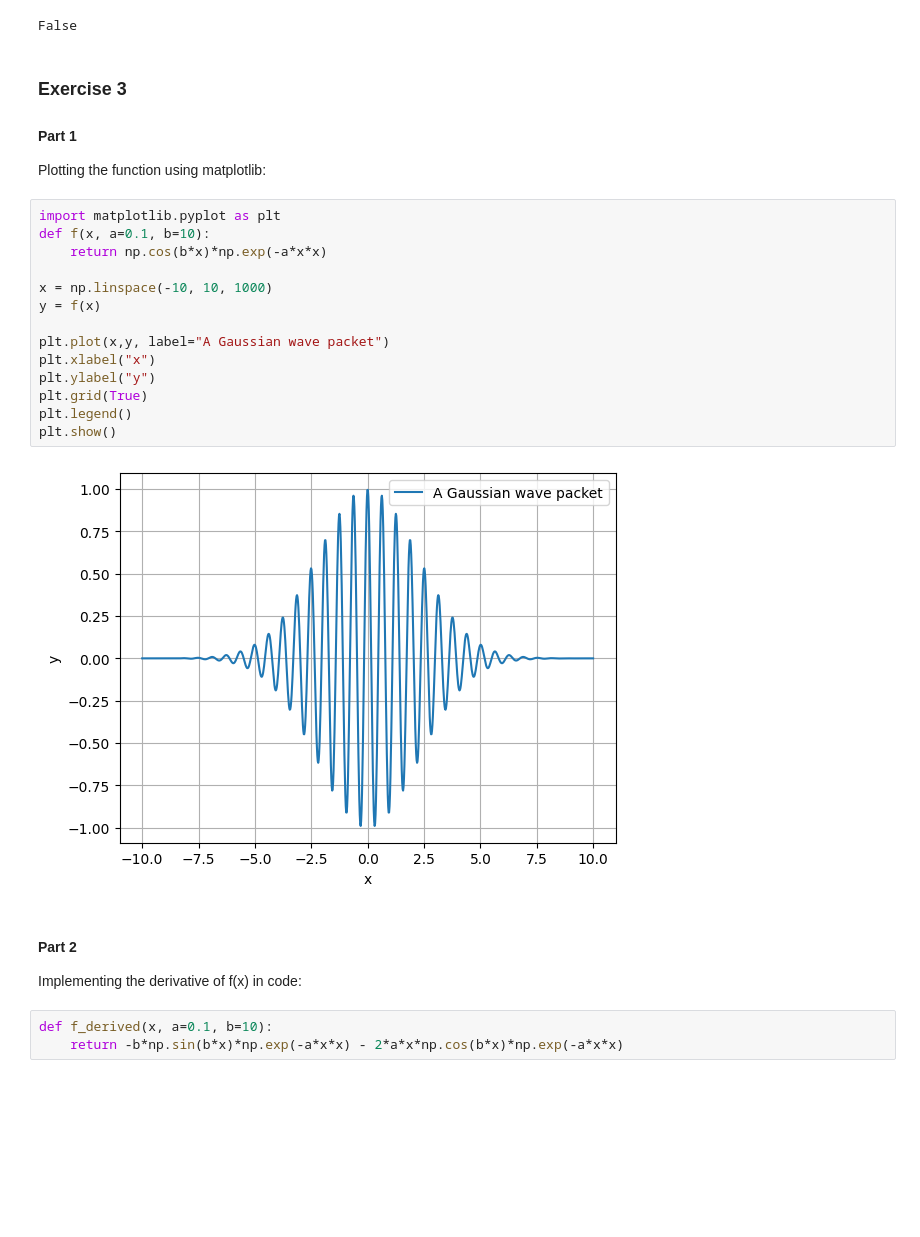
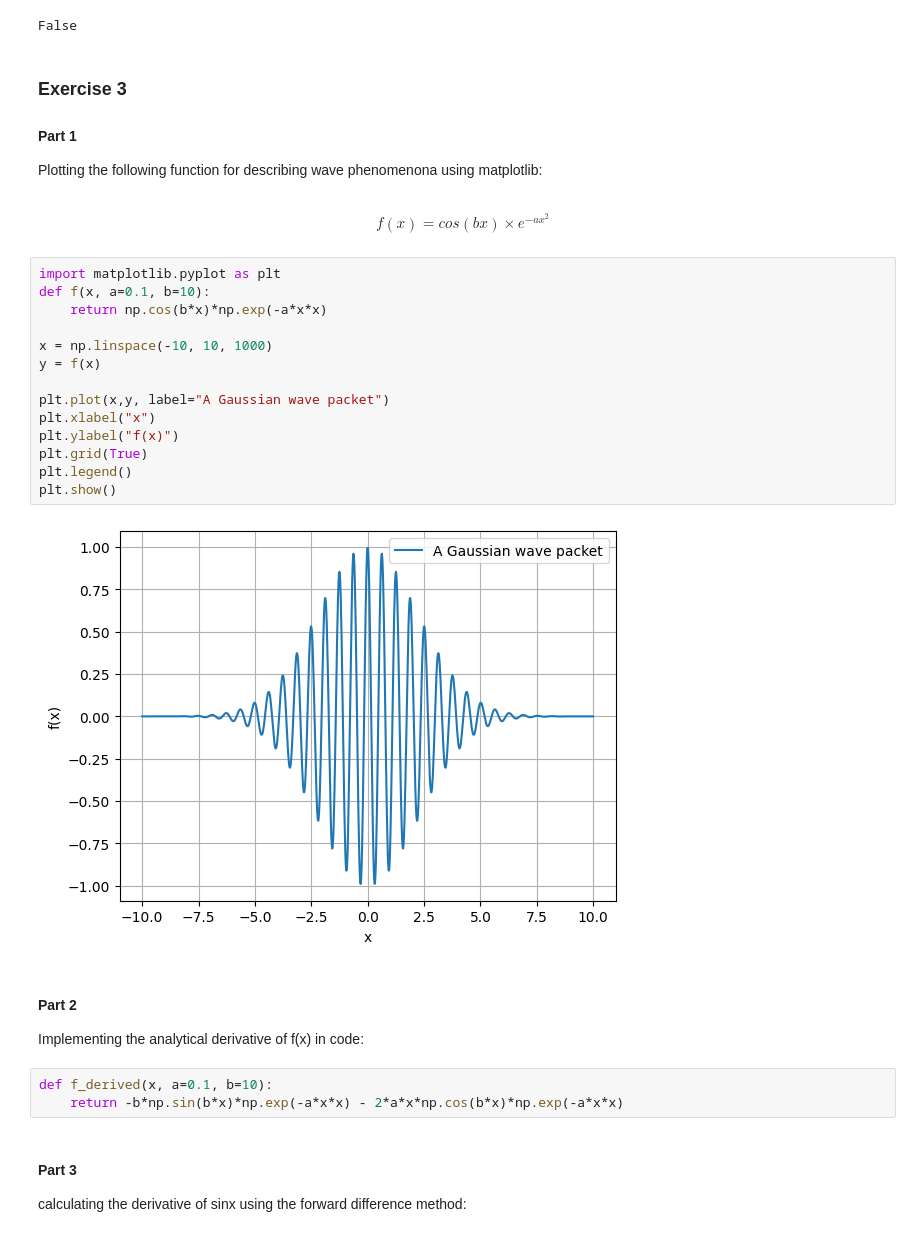
Before and after one commit to hoyes127/MOD300_Project_1, a Jupyter notebook: project1.ipynb, the cells around one changed output. Cells and saved outputs as stored; diff of their text form; blank space fills up the shorter version.

```diff
--- a/project1.ipynb
+++ b/project1.ipynb
@@ -118,27 +117,35 @@ False
 
 #### Part 1
 
-Plotting the function using matplotlib:
+Plotting the following function for describing wave phenomenona using matplotlib:
+# %% [markdown]
+\begin{equation}
+f(x) = cos(bx) \times e^{-ax^{2}}\tag{6}
+\end{equation}
 # %%
 import matplotlib.pyplot as plt
 def f(x, a=0.1, b=10):
     return np.cos(b*x)*np.exp(-a*x*x)
 
 x = np.linspace(-10, 10, 1000)
 y = f(x)
 
 plt.plot(x,y, label="A Gaussian wave packet")
 plt.xlabel("x")
-plt.ylabel("y")
+plt.ylabel("f(x)")
 plt.grid(True)
 plt.legend()
 plt.show()
 # %% [output]
-[figure, old version]
+[figure, new version]
 # %% [markdown]
 #### Part 2
 
-Implementing the derivative of f(x) in code:
+Implementing the analytical derivative of f(x) in code:
 # %%
 def f_derived(x, a=0.1, b=10):
     return -b*np.sin(b*x)*np.exp(-a*x*x) - 2*a*x*np.cos(b*x)*np.exp(-a*x*x)
+# %% [markdown]
+#### Part 3
+
+calculating the derivative of sinx using the forward difference method:
```
Also changed, not shown: parts of 5 cells of this notebook.
